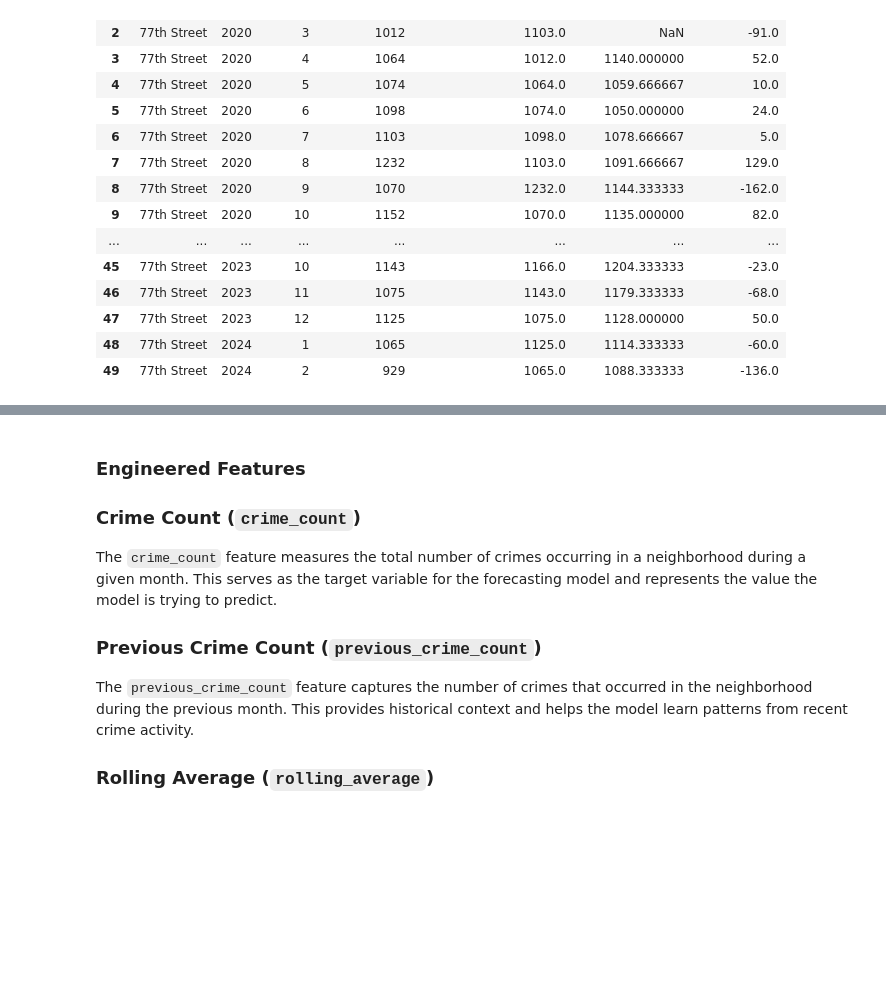
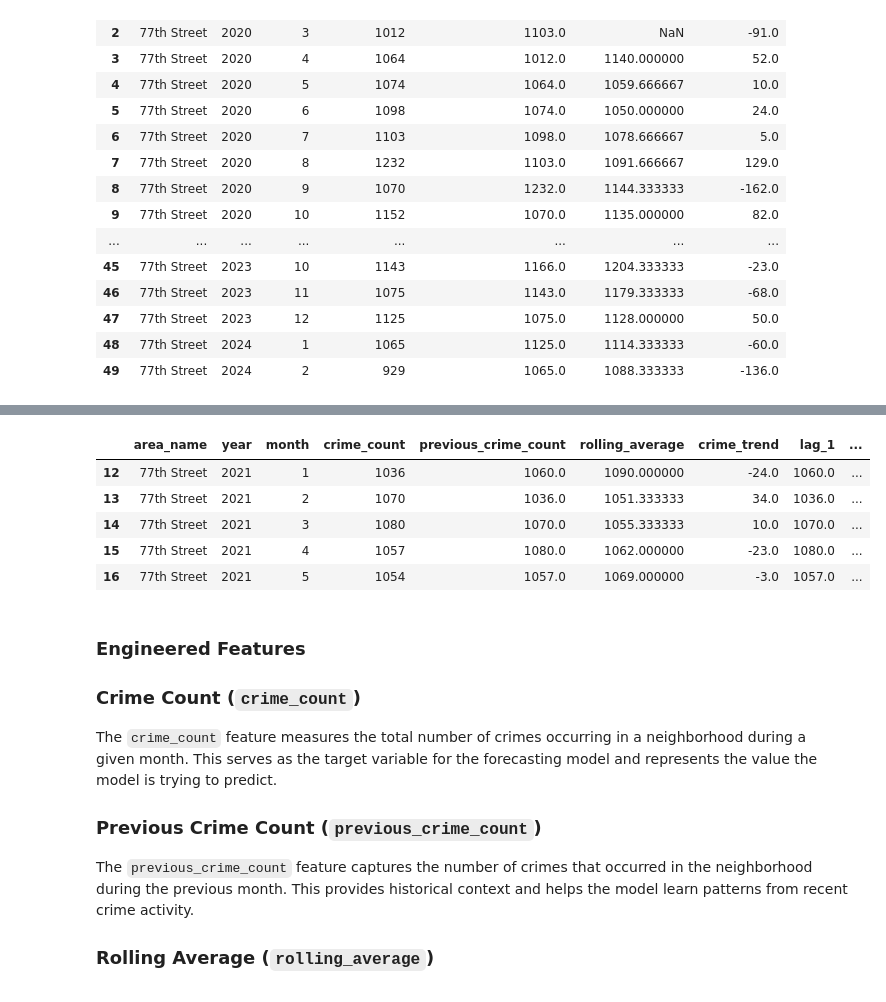
Before and after one commit to marcoholt/crimeproject, a Jupyter notebook: crime_data_project/crime.ipynb, the cells around one changed output, grey strips where cells are left out. Drawn from its saved outputs; the diff is of its cells as text; code cells hidden in the pictures; blank space fills up the shorter version.

Commit message:
Additional Feature Engineering/ Improved Model Preformance

```diff
--- a/crime_data_project/crime.ipynb
+++ b/crime_data_project/crime.ipynb
@@ -486,3 +488,84 @@ monthly_crime.head(50)
+# %%
+# Make sure data is sorted correctly by neighborhood and time
+monthly_crime = monthly_crime.sort_values(['area_name', 'year', 'month']).copy()
+
+# -----------------------------
+# Additional Lag Features
+# -----------------------------
+# Previous 1 month
+monthly_crime['lag_1'] = (
+    monthly_crime
+    .groupby('area_name')['crime_count']
+    .shift(1)
+)
+
+# Previous 3 months
+monthly_crime['lag_3'] = (
+    monthly_crime
+    .groupby('area_name')['crime_count']
+    .shift(3)
+)
+
+# Previous 6 months
+monthly_crime['lag_6'] = (
+    monthly_crime
+    .groupby('area_name')['crime_count']
+    .shift(6)
+)
+
+# Previous 12 months
+monthly_crime['lag_12'] = (
+    monthly_crime
+    .groupby('area_name')['crime_count']
+    .shift(12)
+)
+
+# -----------------------------
+# Additional Rolling Averages
+# -----------------------------
+# 3-month rolling average
+monthly_crime['rolling_3'] = (
+    monthly_crime
+    .groupby('area_name')['crime_count']
+    .transform(lambda x: x.shift(1).rolling(window=3).mean())
+)
+
+# 6-month rolling average
+monthly_crime['rolling_6'] = (
+    monthly_crime
+    .groupby('area_name')['crime_count']
+    .transform(lambda x: x.shift(1).rolling(window=6).mean())
+)
+
+# 12-month rolling average
+monthly_crime['rolling_12'] = (
+    monthly_crime
+    .groupby('area_name')['crime_count']
+    .transform(lambda x: x.shift(1).rolling(window=12).mean())
+)
+
+# -----------------------------
+# Cyclical Month Features
+# -----------------------------
+# Helps model understand that December and January are close together
+monthly_crime['month_sin'] = np.sin(2 * np.pi * monthly_crime['month'] / 12)
+monthly_crime['month_cos'] = np.cos(2 * np.pi * monthly_crime['month'] / 12)
+
+# -----------------------------
+# Optional: Drop rows with missing lag/rolling values
+# This removes early months where lag_12 or rolling_12 cannot be calculated
+# -----------------------------
+monthly_crime_model = monthly_crime.dropna().copy()
+
+# Check new features
+monthly_crime_model.head()
+# %% [output]
+|  | area_name | year | month | crime_count | previous_crime_count | rolling_average | crime_trend | lag_1 | ... |
+| 12 | 77th Street | 2021 | 1 | 1036 | 1060.0 | 1090.000000 | -24.0 | 1060.0 | ... |
+| 13 | 77th Street | 2021 | 2 | 1070 | 1036.0 | 1051.333333 | 34.0 | 1036.0 | ... |
+| 14 | 77th Street | 2021 | 3 | 1080 | 1070.0 | 1055.333333 | 10.0 | 1070.0 | ... |
+| 15 | 77th Street | 2021 | 4 | 1057 | 1080.0 | 1062.000000 | -23.0 | 1080.0 | ... |
+| 16 | 77th Street | 2021 | 5 | 1054 | 1057.0 | 1069.000000 | -3.0 | 1057.0 | ... |
 # %% [markdown]
 ### Engineered Features
 
```
Also changed, not shown: parts of 4 cells of this notebook.
